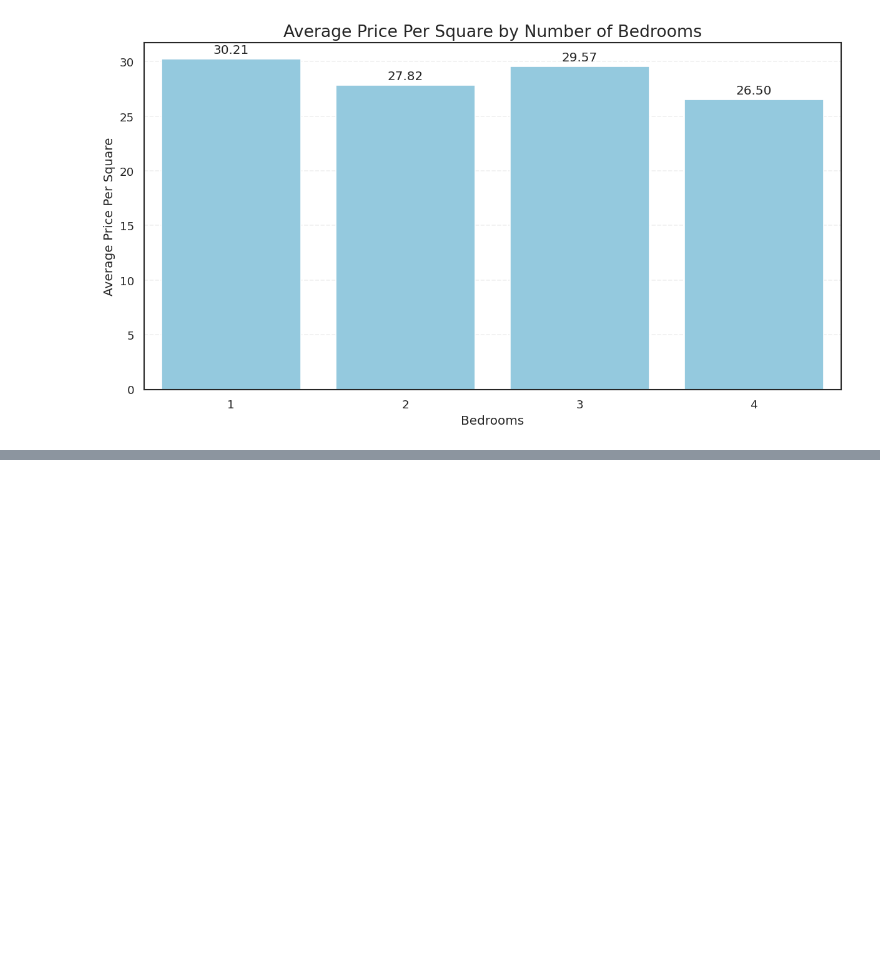
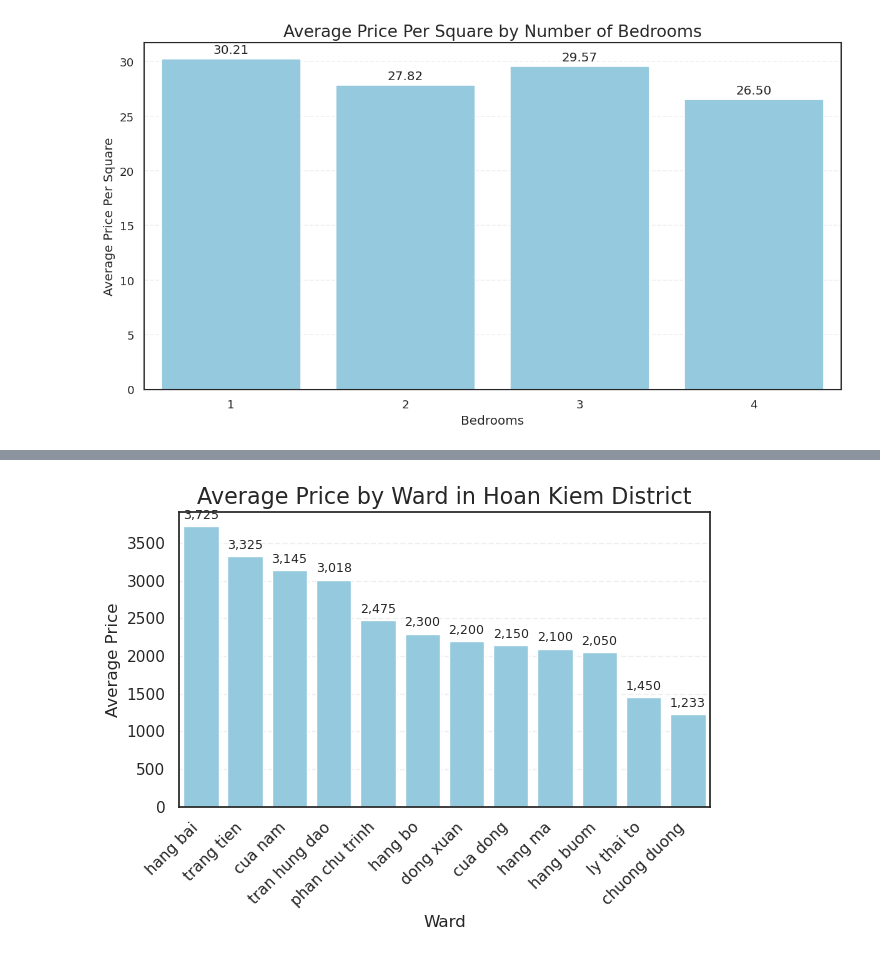
Before and after one commit to iwantagf/ML-LinhNV-Training, a Jupyter notebook: HW2/visualize_real_estate.ipynb, the cells around one changed output, grey strips where cells are left out. Drawn from its saved outputs; the diff is of its cells as text; code cells hidden in the pictures; blank space fills up the shorter version.

```diff
--- a/HW2/visualize_real_estate.ipynb
+++ b/HW2/visualize_real_estate.ipynb
@@ -238,0 +271,25 @@ plt.show()
+# %%
+hoan_kiem = newdf[newdf['district'] == 'hoan kiem']
+hoan_kiem.head()
+hoan_kiem = hoan_kiem.assign(
+    pricePerSquare = pd.to_numeric(hoan_kiem['pricePerSquare'], errors='coerce'),
+    price = pd.to_numeric(hoan_kiem['price'], errors='coerce')
+).dropna(subset=['pricePerSquare', 'price'])
+hoan_kiem.head()
+
+hoan_kiem['ward'] = hoan_kiem['ward'].astype(str)
+ward_price = hoan_kiem.groupby('ward', as_index=False)['price'].mean().sort_values('price', ascending=False)
+
+ax = sns.barplot(data=ward_price, x='ward', y='price', color='skyblue')
+for container in ax.containers:
+    labels = [f"{v:,.0f}" for v in container.datavalues]
+    ax.bar_label(container, labels=labels, padding=3, fontsize=9)
+plt.title('Average Price by Ward in Hoan Kiem District', fontsize=16)
+plt.xlabel('Ward', fontsize=12)
+plt.ylabel('Average Price', fontsize=12)
+plt.xticks(rotation=45, ha='right')
+plt.grid(axis='y', linestyle='--', alpha=0.3)
+plt.tight_layout()
+plt.show()
+# %% [output]
+[figure, added]
```
Also changed, not shown: parts of 6 cells of this notebook.
